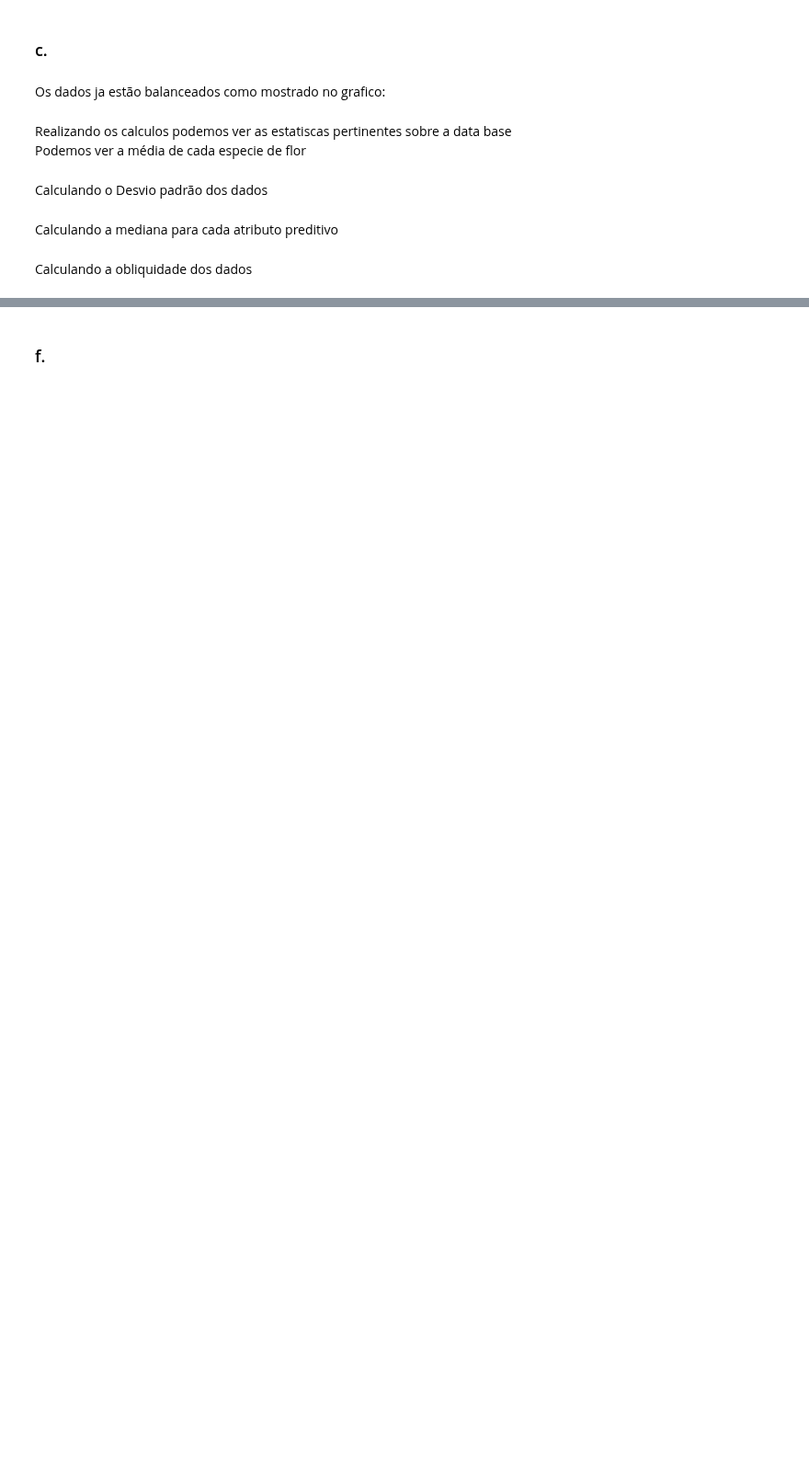
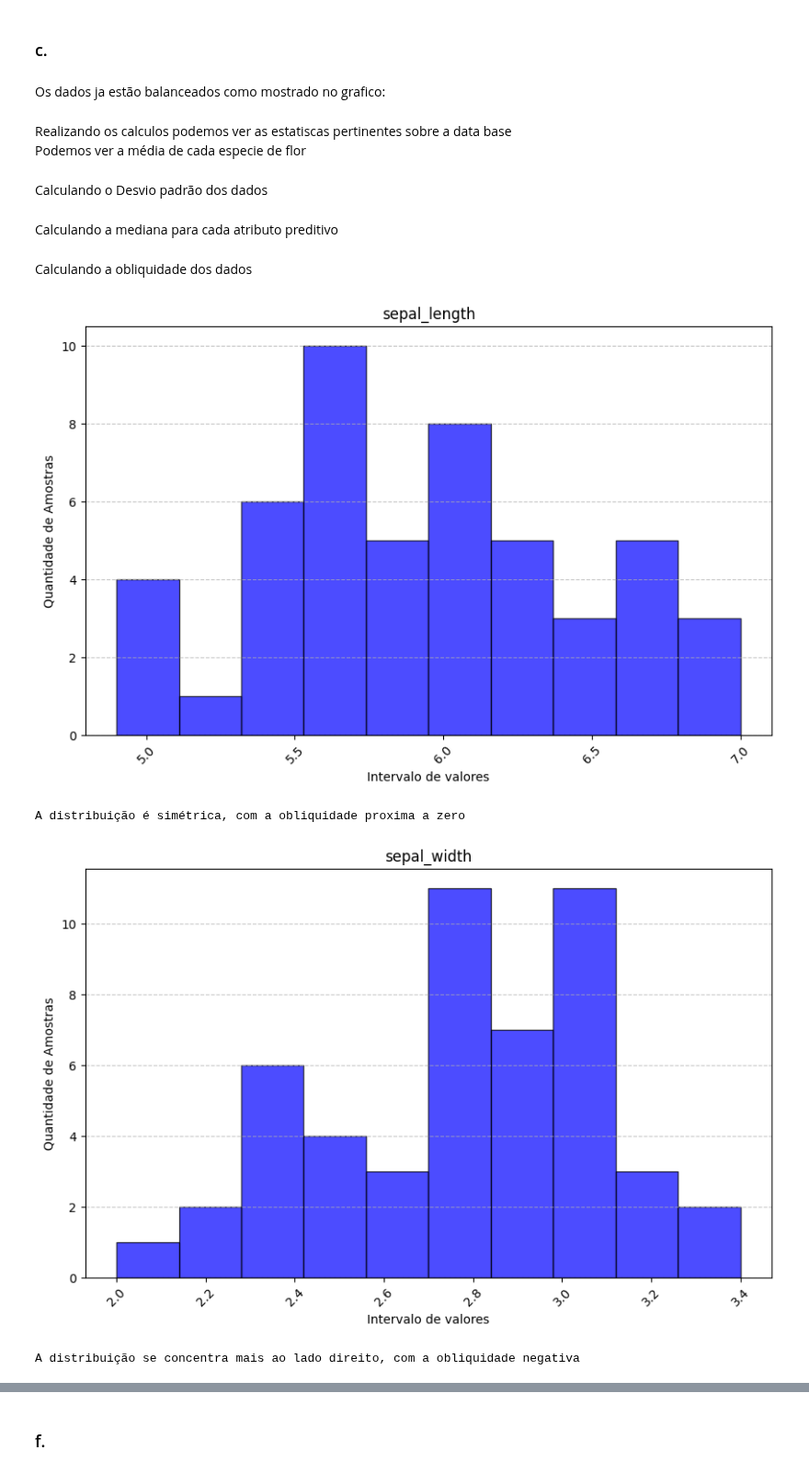
Before and after one commit to Guilherme-Prazeres/AVA1-ENGG67, a Jupyter notebook: IAM_AVA01_Guilherme_Prazeres_Joaquim.ipynb, the cells around one changed output, grey strips where cells are left out. Shown at 92% size. Drawn from its saved outputs; the diff is of its cells as text; code cells hidden in the pictures; blank space fills up the shorter version.

```diff
--- a/IAM_AVA01_Guilherme_Prazeres_Joaquim.ipynb
+++ b/IAM_AVA01_Guilherme_Prazeres_Joaquim.ipynb
@@ -135,38 +135,45 @@ def skewness(db):
     # Plotando gráfico de colunas para cada coluna numérica
     for column in numeric_columns:
         plt.figure(figsize=(10, 6))
 
         # Definindo o número de bins e os limites do histograma
-        num_bins = 60  # aumentei o número de bins para torná-los mais estreitos
+        num_bins = 10
         min_value = db[column].min()
         max_value = db[column].max()
         bin_width = (max_value - min_value) / num_bins
 
         # Calculando os limites dos bins
         bins = [min_value + i * bin_width for i in range(num_bins+1)]
 
         # Calculando a obliquidade
-        skewness_cal = ((db[column] - db[column].mean()) / db[column].std()).pow(3).mean()
-        if skewness_cal > 0:
-            skewness = 'A distribuição concentra-se mais do lado esquerdo'
-        elif skewness_cal < 0:
-            skewness = 'A distribuição se concentra mais ao lado direito'
+        skewness_cal = (((db[column] - db[column].mean()) / db[column].std()).pow(3).mean()) * 10
+        aproxx_skew = int(skewness_cal)
+        if aproxx_skew != 0:
+            if skewness_cal > 0:
+                skewness = 'A distribuição concentra-se mais do lado esquerdo, com a obliquidade positiva'
+            elif skewness_cal < 0:
+                skewness = 'A distribuição se concentra mais ao lado direito, com a obliquidade negativa'
         else:
-            skewness = 'A distribuição é simétrica'
+            skewness = 'A distribuição é simétrica, com a obliquidade proxima a zero'
 
         # Plotando o histograma
         plt.hist(db[column], bins=bins, color='blue', alpha=0.7, edgecolor='black', density=False)
 
         # Configurando o título e os rótulos dos eixos
         plt.title(f'{column}')
         plt.xlabel('Intervalo de valores')
         plt.ylabel('Quantidade de Amostras')
         plt.xticks(rotation=45)  # Rotaciona os rótulos do eixo x para melhor visualização
         plt.grid(True, axis='y', linestyle='--', alpha=0.7)
-        plt.tight_layout()  # Ajusta o layout para evitar sobreposição
+        # plt.tight_layout()  # Ajusta o layout para evitar sobreposição
         plt.show()
 
         print(f'{skewness}')
 
 
 skewness(Versicolor)
+# %% [output]
+[figure, added]
+A distribuição é simétrica, com a obliquidade proxima a zero
+[figure, added]
+A distribuição se concentra mais ao lado direito, com a obliquidade negativa
```
Also changed, not shown: parts of 1 cell of this notebook.
